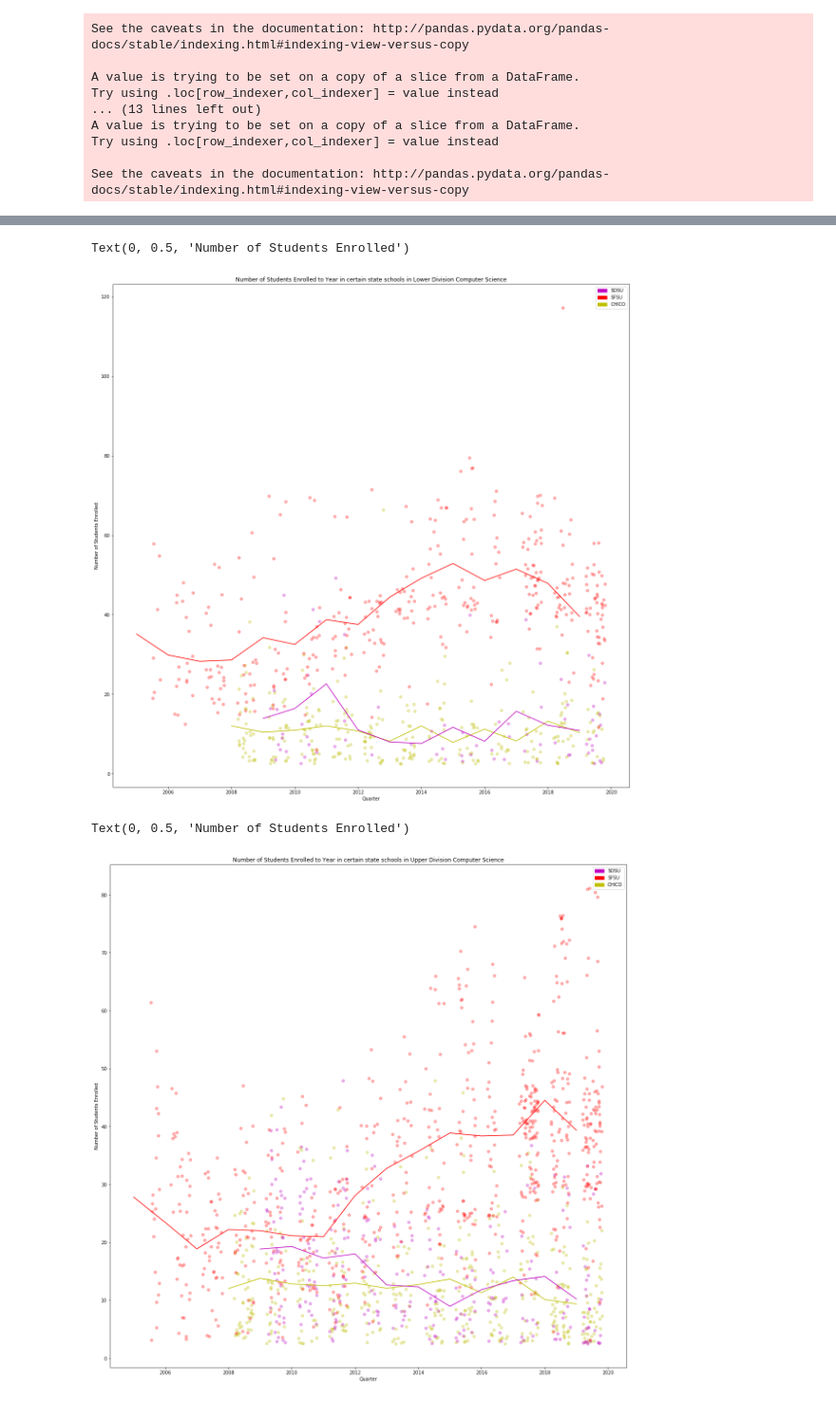
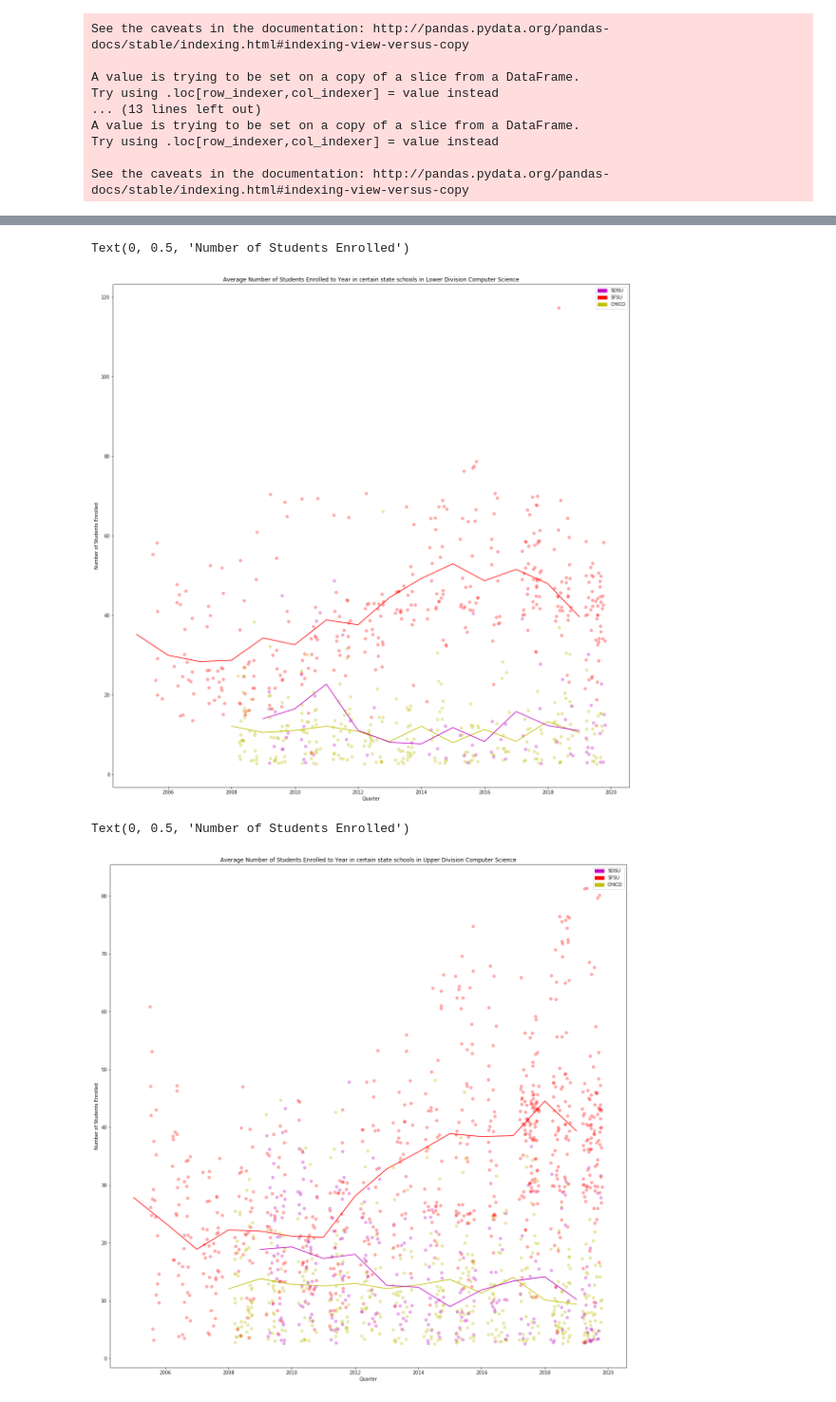
Before and after one commit to Tcbowen/CSE-184, a Jupyter notebook: Data_Jeff.ipynb, the cells around one changed output, grey strips where cells are left out. Shown at 95% size. Saved outputs shown, nothing was run; the diff lists cells and outputs as text; code cells hidden in the pictures.

```diff
--- a/Data_Jeff.ipynb
+++ b/Data_Jeff.ipynb
@@ -145,14 +145,14 @@ def clean_class_nums(self):
 # Any values greater than 500 are noise, and should be removed
 # %%
 for num, i in enumerate(df_rice.iloc[:,0]):
-    df_rice.iloc[num, 0] = re.sub('[^0-9]', '', i)
-    if df_rice.iloc[num,0] == '500':
+    df_rice.iloc[num, 0] = int(re.sub('[^0-9]', '', i))
+    if int(df_rice.iloc[num,0]) >= 500:
         df_rice.iloc[num,0] = 0
-    df_rice.iloc[num, 1] = re.sub('[^0-9]', '', df_rice.iloc[num,1])
+    df_rice.iloc[num, 1] = int(re.sub('[^0-9]', '', df_rice.iloc[num,1]))
+
 for num, i in enumerate(df_rice.iloc[:,2]):
     splitted = i.split()
     df_rice.iloc[num,2] = splitted[0] + splitted[1]
-#print(df_rice)
 # %%
 # Adds the perccentages to every school and cleans up all NaN's in data.
 # Change the data such that all data has the same columns indices.
@@ -594,42 +558,42 @@ sfsu_patch = mpatches.Patch(color='r', label='SFSU')
 
 plt.legend(handles=[sdsu_patch, sfsu_patch, chico_patch])
 
-axes.set_title('Number of Students Enrolled to Year in certain state schools in Lower Division Computer Science')
+axes.set_title('Average Number of Students Enrolled to Year in certain state schools in Lower Division Computer Science')
 axes.set_xlabel('Quarter')
 axes.set_ylabel('Number of Students Enrolled')
 # %% [output]
 Text(0, 0.5, 'Number of Students Enrolled')
-[figure, old version]
+[figure, new version]
 # %%
 #adds plot to show selected upper div class in state schools
 # %%
 
 fig, axes = plt.subplots(1,1, figsize=(20,20))
 chico_jitter_upper, chico_n_jitter_upper = jitter(df_chico_upper['term_num'], .3), jitter(df_chico_upper['num_people_enrolled'], 1)
 sdsu_jitter_upper, sdsu_n_jitter_upper = jitter(df_sdsu_upper['term_num'], .3), jitter(df_sdsu_upper['num_people_enrolled'], 1)
 sfsu_jitter_upper, sfsu_n_jitter_upper = jitter(df_sfsu_upper['term_num'], .3), jitter(df_sfsu_upper['num_people_enrolled'], 1)
 
 axes.scatter(chico_jitter_upper, chico_n_jitter_upper, alpha = .3, color = 'y')
 axes.scatter(sdsu_jitter_upper, sdsu_n_jitter_upper, alpha = .3, color = 'm')
 axes.scatter(sfsu_jitter_upper, sfsu_n_jitter_upper, alpha = .3, color = 'r')
 
 axes.plot(df_chico_upper['year'].unique(), avg(df_chico_upper, to_avg = 'year'), 'y-')
 axes.plot(df_sdsu_upper['year'].unique(), avg(df_sdsu_upper, to_avg = 'year'), 'm-')
 axes.plot(df_sfsu_upper['year'].unique(), avg(df_sfsu_upper, to_avg = 'year'), 'r-')
 
 
 chico_patch = mpatches.Patch(color='y', label='CHICO')
 sdsu_patch = mpatches.Patch(color='m', label='SDSU')
 sfsu_patch = mpatches.Patch(color='r', label='SFSU')
 
 plt.legend(handles=[sdsu_patch, sfsu_patch, chico_patch])
 
-axes.set_title('Number of Students Enrolled to Year in certain state schools in Upper Division Computer Science')
+axes.set_title('Average Number of Students Enrolled to Year in certain state schools in Upper Division Computer Science')
 axes.set_xlabel('Quarter')
 axes.set_ylabel('Number of Students Enrolled')
 # %% [output]
 Text(0, 0.5, 'Number of Students Enrolled')
-[figure, old version]
+[figure, new version]
 # %%
 #adds plot to show selected private school lower div class
 # %%
```
Also changed, not shown: parts of 12 cells of this notebook.
